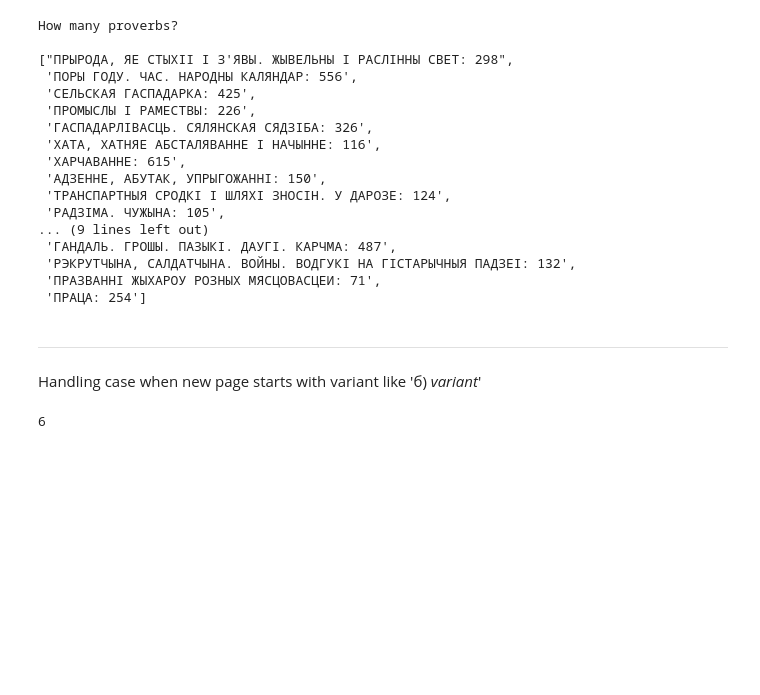
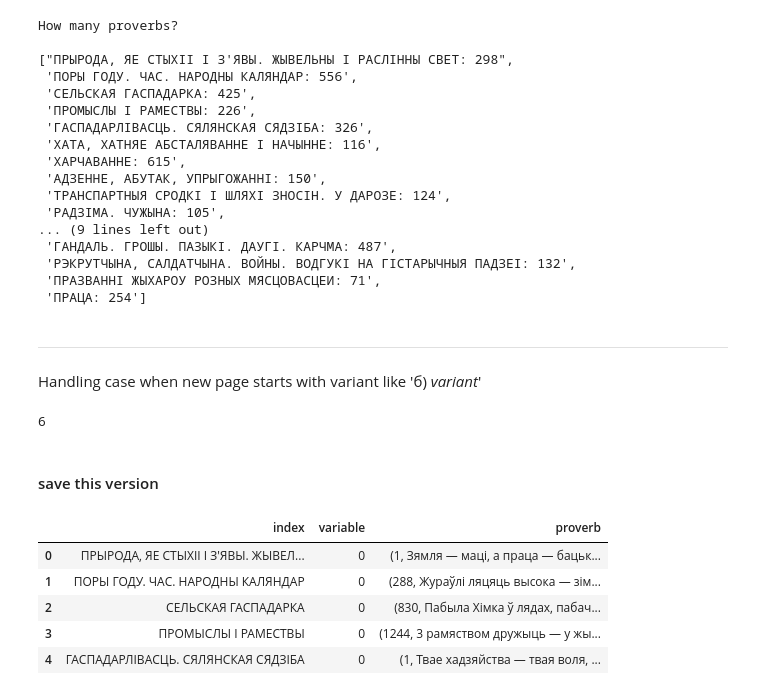
Before and after one commit to aulasau/by-quotes, a Jupyter notebook: pdf_quotes_scraping.ipynb, the cells around one changed output. Drawn from its saved outputs; the diff is of its cells as text; code cells hidden in the pictures; blank space fills up the shorter version.

```diff
--- a/pdf_quotes_scraping.ipynb
+++ b/pdf_quotes_scraping.ipynb
@@ -313,3 +294,5 @@ count_occasions
 len(' 491  ')
 # %% [output]
 6
+# %% [markdown]
+#### save this version
@@ -315,0 +301,10 @@ len(' 491  ')
+# %%
+raw_regex_proverbs = raw_regex_proverbs.reset_index().melt(id_vars='index', value_name='proverb',).dropna()
+raw_regex_proverbs.head()
+# %% [output]
+|  | index | variable | proverb |
+| 0 | ПРЫРОДА, ЯЕ СТЫХІІ I З'ЯВЫ. ЖЫВЕЛ... | 0 | (1, Зямля — маці, а праца — бацьк... |
+| 1 | ПОРЫ ГОДУ. ЧАС. НАРОДНЫ КАЛЯНДАР | 0 | (288, Жураўлі ляцяць высока — зім... |
+| 2 | СЕЛЬСКАЯ ГАСПАДАРКА | 0 | (830, Пабыла Хімка ў лядах, пабач... |
+| 3 | ПРОМЫСЛЫ I РАМЕСТВЫ | 0 | (1244, 3 рамяством дружыць — у жы... |
+| 4 | ГАСПАДАРЛІВАСЦЬ. СЯЛЯНСКАЯ СЯДЗІБА | 0 | (1, Твае хадзяйства — твая воля, ... |
```
Also changed, not shown: parts of 63 cells of this notebook.
